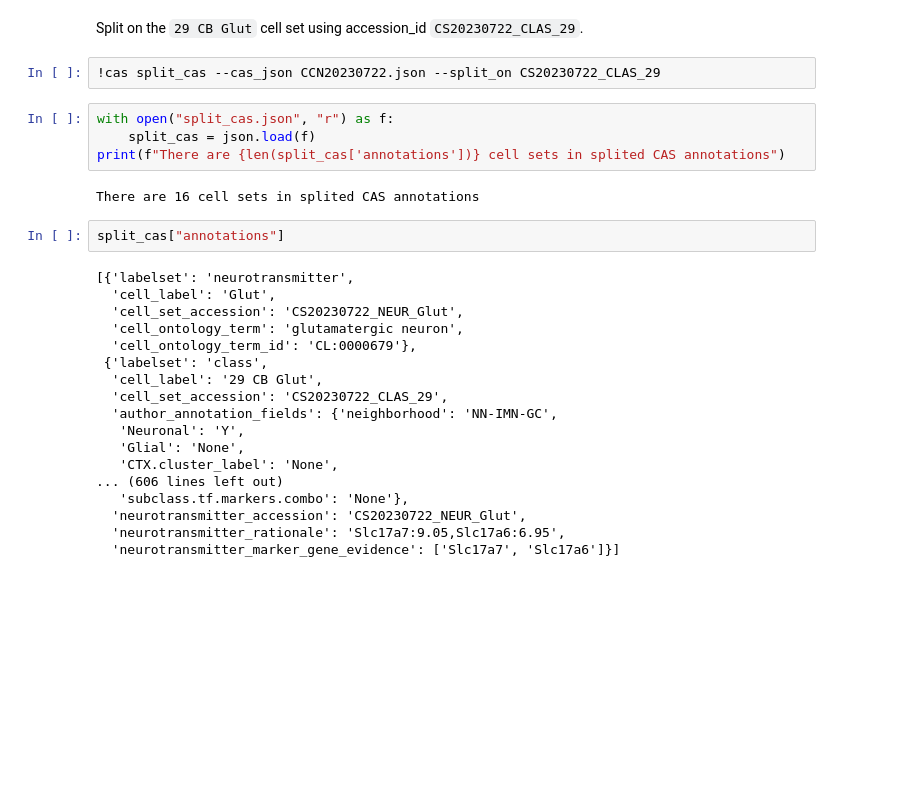
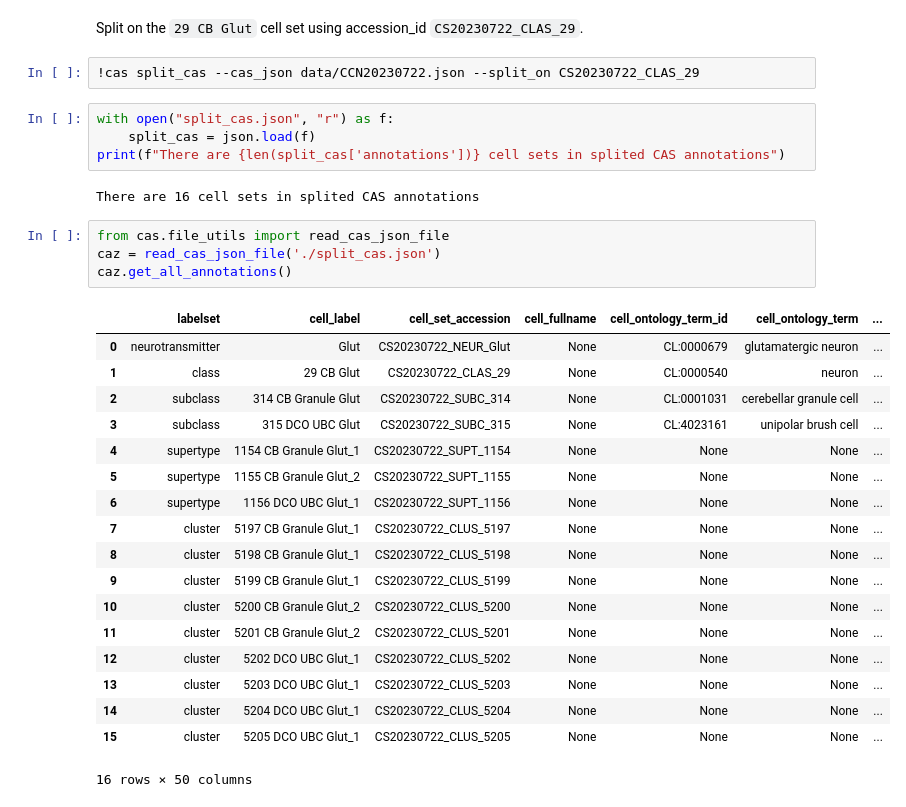
Before and after one commit to cellannotation/cas-tools, a Jupyter notebook: notebooks/Split_CAS_demo.ipynb, the cells around one changed output. Saved outputs shown, nothing was run; the diff lists cells and outputs as text; blank space fills up the shorter version.

Commit message:
Update Split_CAS_demo.ipynb
Redraft

```diff
--- a/notebooks/Split_CAS_demo.ipynb
+++ b/notebooks/Split_CAS_demo.ipynb
@@ -75,7 +89,7 @@ options:
 # %% [markdown]
 Split on the `29 CB Glut` cell set using accession_id `CS20230722_CLAS_29`.
 # %%
-!cas split_cas --cas_json CCN20230722.json --split_on CS20230722_CLAS_29
+!cas split_cas --cas_json data/CCN20230722.json --split_on CS20230722_CLAS_29
 # %%
 with open("split_cas.json", "r") as f:
     split_cas = json.load(f)
@@ -83,22 +97,25 @@ print(f"There are {len(split_cas['annotations'])} cell sets in splited CAS annot
 # %% [output]
 There are 16 cell sets in splited CAS annotations
 # %%
-split_cas["annotations"]
+from cas.file_utils import read_cas_json_file
+caz = read_cas_json_file('./split_cas.json')
+caz.get_all_annotations()
 # %% [output]
+|  | labelset | cell_label | cell_set_accession | cell_fullname | cell_ontology_term_id | cell_ontology_term | ... |
+| 0 | neurotransmitter | Glut | CS20230722_NEUR_Glut | None | CL:0000679 | glutamatergic neuron | ... |
+| 1 | class | 29 CB Glut | CS20230722_CLAS_29 | None | CL:0000540 | neuron | ... |
+| 2 | subclass | 314 CB Granule Glut | CS20230722_SUBC_314 | None | CL:0001031 | cerebellar granule cell | ... |
+| 3 | subclass | 315 DCO UBC Glut | CS20230722_SUBC_315 | None | CL:4023161 | unipolar brush cell | ... |
+| 4 | supertype | 1154 CB Granule Glut_1 | CS20230722_SUPT_1154 | None | None | None | ... |
+| 5 | supertype | 1155 CB Granule Glut_2 | CS20230722_SUPT_1155 | None | None | None | ... |
+| 6 | supertype | 1156 DCO UBC Glut_1 | CS20230722_SUPT_1156 | None | None | None | ... |
+| 7 | cluster | 5197 CB Granule Glut_1 | CS20230722_CLUS_5197 | None | None | None | ... |
+| 8 | cluster | 5198 CB Granule Glut_1 | CS20230722_CLUS_5198 | None | None | None | ... |
+| 9 | cluster | 5199 CB Granule Glut_1 | CS20230722_CLUS_5199 | None | None | None | ... |
+| 10 | cluster | 5200 CB Granule Glut_2 | CS20230722_CLUS_5200 | None | None | None | ... |
+| 11 | cluster | 5201 CB Granule Glut_2 | CS20230722_CLUS_5201 | None | None | None | ... |
+| 12 | cluster | 5202 DCO UBC Glut_1 | CS20230722_CLUS_5202 | None | None | None | ... |
+| 13 | cluster | 5203 DCO UBC Glut_1 | CS20230722_CLUS_5203 | None | None | None | ... |
+| 14 | cluster | 5204 DCO UBC Glut_1 | CS20230722_CLUS_5204 | None | None | None | ... |
+| 15 | cluster | 5205 DCO UBC Glut_1 | CS20230722_CLUS_5205 | None | None | None | ... |
-[{'labelset': 'neurotransmitter',
-  'cell_label': 'Glut',
-  'cell_set_accession': 'CS20230722_NEUR_Glut',
-  'cell_ontology_term': 'glutamatergic neuron',
-  'cell_ontology_term_id': 'CL:0000679'},
- {'labelset': 'class',
-  'cell_label': '29 CB Glut',
-  'cell_set_accession': 'CS20230722_CLAS_29',
-  'author_annotation_fields': {'neighborhood': 'NN-IMN-GC',
-   'Neuronal': 'Y',
-   'Glial': 'None',
-   'CTX.cluster_label': 'None',
-... (606 lines left out)
-   'subclass.tf.markers.combo': 'None'},
-  'neurotransmitter_accession': 'CS20230722_NEUR_Glut',
-  'neurotransmitter_rationale': 'Slc17a7:9.05,Slc17a6:6.95',
-  'neurotransmitter_marker_gene_evidence': ['Slc17a7', 'Slc17a6']}]
+16 rows × 50 columns
```
Also changed, not shown: parts of 5 cells of this notebook.
